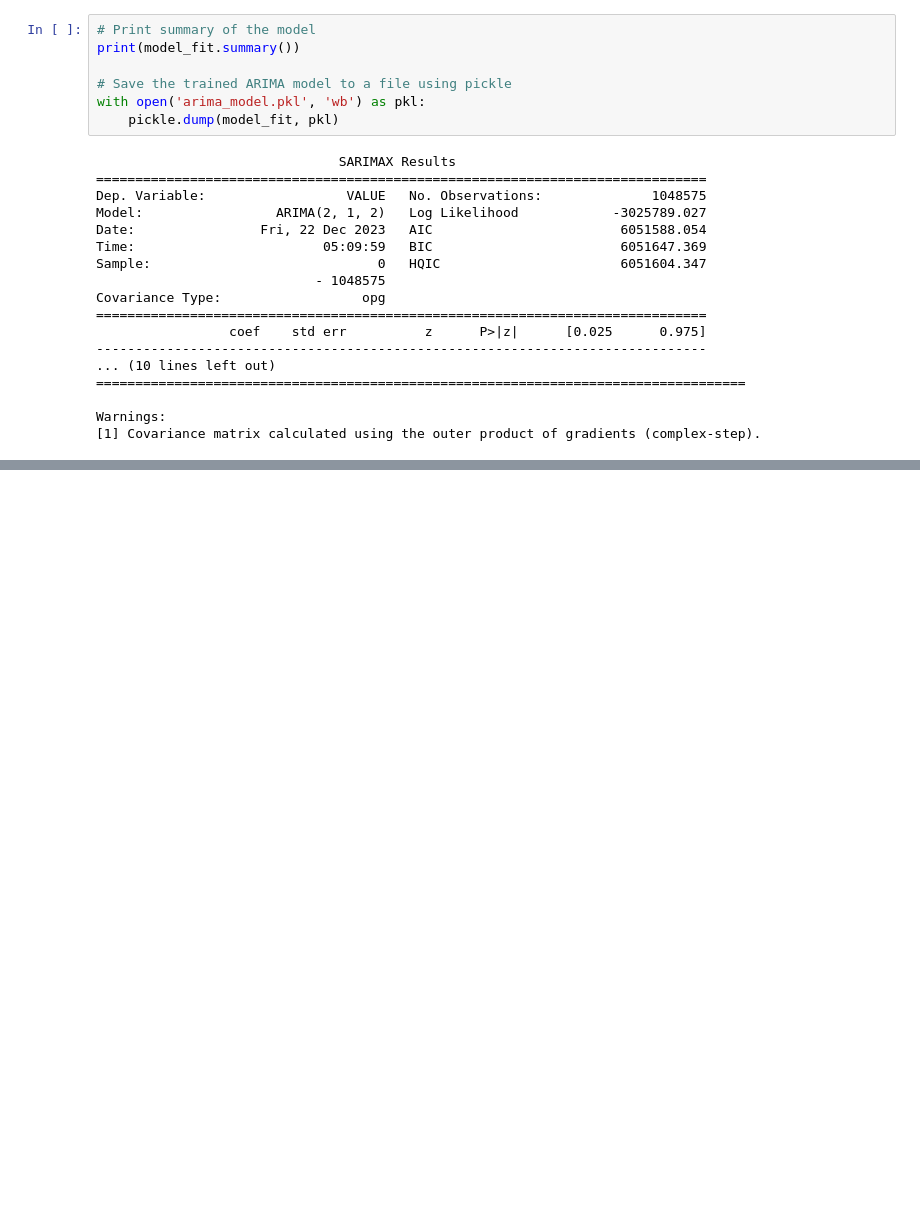
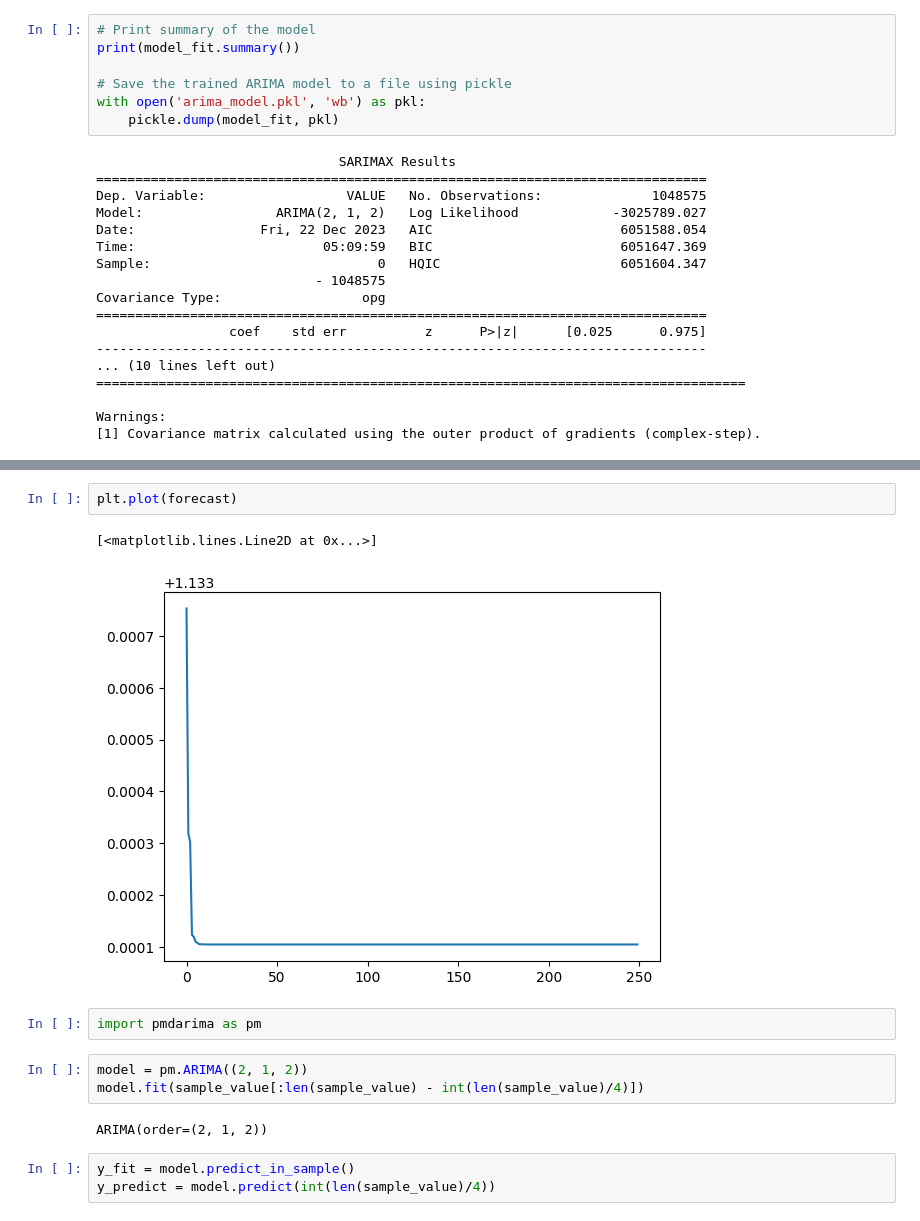
Before and after one commit to AI-General/Data_Analysis, a Jupyter notebook: research_arima.ipynb, the cells around one changed output, grey strips where cells are left out. Cells and saved outputs as stored; diff of their text form; blank space fills up the shorter version.

```diff
--- a/research_arima.ipynb
+++ b/research_arima.ipynb
@@ -115,0 +127,15 @@ Name: predicted_mean, dtype: float64
+# %%
+plt.plot(forecast)
+# %% [output]
+[<matplotlib.lines.Line2D at 0x...>]
+[figure, added]
+# %%
+import pmdarima as pm
+# %%
+model = pm.ARIMA((2, 1, 2))
+model.fit(sample_value[:len(sample_value) - int(len(sample_value)/4)])
+# %% [output]
+ARIMA(order=(2, 1, 2))
+# %%
+y_fit = model.predict_in_sample()
+y_predict = model.predict(int(len(sample_value)/4))
```
Also changed, not shown: parts of 7 cells of this notebook, 5 other files.
